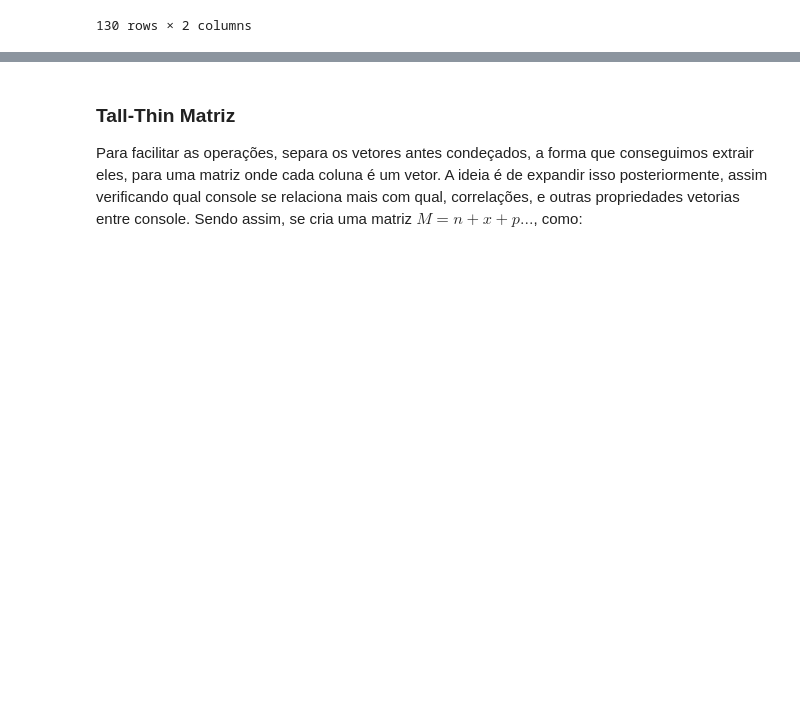
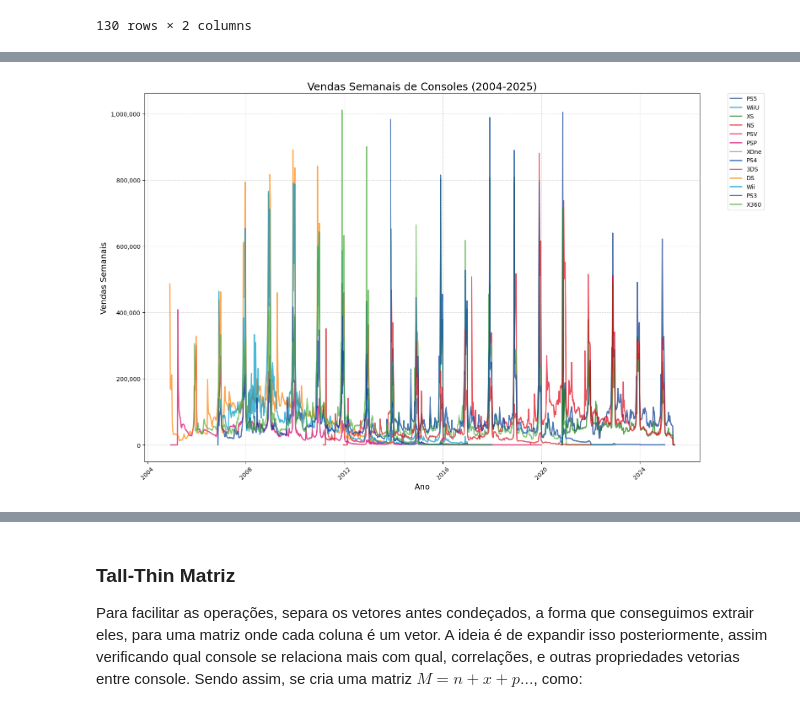
Before and after one commit to FramesPerStatistic/Console_Analyses, a Jupyter notebook: notebooks/serie_temp_console.ipynb, the cells around one changed output, grey strips where cells are left out. Drawn from its saved outputs; the diff is of its cells as text; code cells hidden in the pictures; blank space fills up the shorter version.

```diff
--- a/notebooks/serie_temp_console.ipynb
+++ b/notebooks/serie_temp_console.ipynb
@@ -68,0 +81,4 @@ plt.show()
+# %%
+plot_all(df_na_consoles,colors,consoles)
+# %% [output]
+[figure, added]
```
Also changed, not shown: parts of 11 cells of this notebook, 4 other files.
